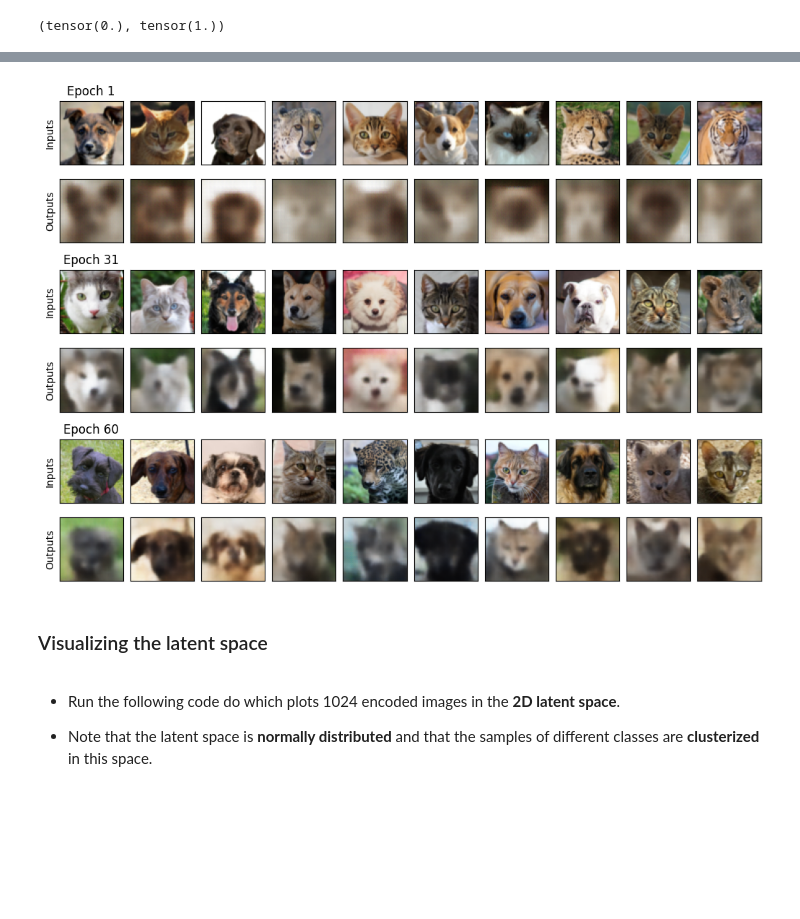
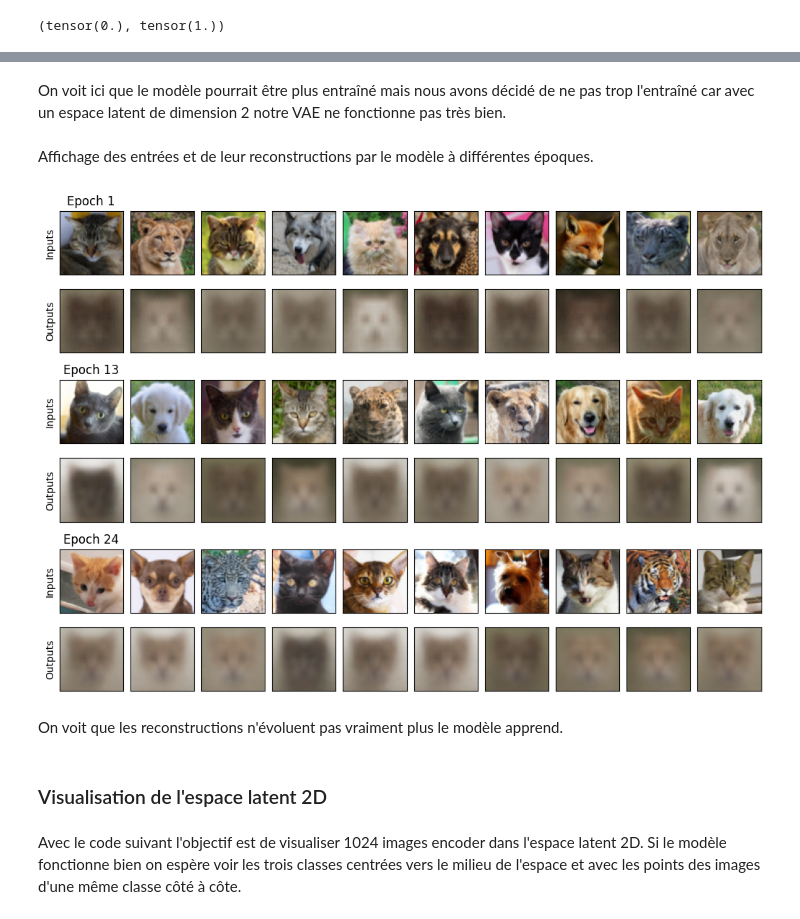
Before and after one commit to Raf-Prlt/NeuralNetwork_Demange_Pr-ault, a Jupyter notebook: VAE_Preault_Rafael_Demange_Noe.ipynb, the cells around one changed output, grey strips where cells are left out. Cells and saved outputs as stored; diff of their text form; code cells hidden in the pictures; blank space fills up the shorter version.

```diff
--- a/VAE_Preault_Rafael_Demange_Noe.ipynb
+++ b/VAE_Preault_Rafael_Demange_Noe.ipynb
@@ -234,7 +393,7 @@ def loss_function(recon_x, x, mu, log_var):
 # %%
 # instanciation
-modelVAEd2 = VariationalAutoencoder_CNN(latent_dim=256)
+modelVAEd2 = VariationalAutoencoder_CNN(latent_dim=2)
 
 optimizer = torch.optim.Adam(modelVAEd2.parameters(),
                              lr=1e-3)
-                             #,weight_decay=1e-5)
+modelVAEd2.eval()
@@ -274,3 +422,3 @@ def training_VAE(model,  num_epochs=60):
 # %%
-outputs_l = training_VAE(modelVAEd2)
+outputs_l = training_VAE(modelVAEd2,  num_epochs=24)
 # %% [output]
@@ -319,49 +436,18 @@ plot_training_loss(outputs_l, y_label="BCE + KL loss", filename="figures/VAE_lin
-# %%
-def plot_training_samples(outputs_l, filename="", num_epochs=60):
-    "plot inputs and reconstructed inputs during training"
-
-    fig, axs = plt.subplots(6, 10,
-                            figsize=(10, 7),
-                            layout="constrained",
-                            gridspec_kw={'wspace': 0.1, 'hspace': 0.1})
-
-    for i, k in enumerate([0, num_epochs//2, num_epochs-1]):
-
-        inputs = outputs_l[k][1].detach()#.numpy()
-        outputs = outputs_l[k][2].detach()#.numpy()
-
-        axs[2*i, 0].set_title(f"Epoch {k+1}")
-        axs[2*i, 0].set_ylabel("Inputs")
-
-        for j, item in enumerate(inputs):
-
-            if j >= 10: break
-            #item = item.reshape(-1,noc, image_size,image_size) # for Autoencoder_Linear
-            axs[2*i, j].imshow(item.squeeze().permute(1,2,0))
-            axs[2*i, j].set_xticks([])
-            axs[2*i, j].set_yticks([])
-
-        axs[2*i + 1, 0].set_ylabel("Outputs")
-        for j, item in enumerate(outputs):
-
-            if j >= 10: break
-            #item = item.reshape(-1,noc, image_size,image_size) # for Autoencoder_Linear
-            axs[2*i + 1, j].imshow(item.squeeze().permute(1,2,0))
-            axs[2*i + 1, j].set_xticks([])
-            axs[2*i + 1, j].set_yticks([])
-
-    fig.savefig(filename, format="pdf", bbox_inches="tight")
-    #plt.show()
+# %% [markdown]
+On voit ici que le modèle pourrait être plus entraîné mais nous avons décidé de ne pas trop l'entraîné car avec un espace latent de dimension 2 notre VAE ne fonctionne pas très bien.
+# %% [markdown]
+Affichage des entrées et de leur reconstructions par le modèle à différentes époques.
 # %%
-plot_training_samples(outputs_l, filename="figures/VAE_linear_d2_101_BCEKL.pdf")
+plot_training_samples(outputs_l, filename="figures/VAE_linear_d2_101_BCEKL.pdf", num_epochs=24)
 # %% [output]
-[figure, old version]
+[figure, new version]
+# %% [markdown]
+On voit que les reconstructions n'évoluent pas vraiment plus le modèle apprend.
 # %% [markdown]
-### Visualizing the latent space
+### Visualisation de l'espace latent 2D
 # %% [markdown]
-- Run the following code do which plots 1024 encoded images in the **2D latent space**.
-
-- Note that the latent space is **normally distributed** and that the samples of different classes are **clusterized** in this space.
+Avec le code suivant l'objectif est de visualiser 1024 images encoder dans l'espace latent 2D.
+Si le modèle fonctionne bien on espère voir les trois classes centrées vers le milieu de l'espace et avec les points des images d'une même classe côté à côte.
 # %%
 def visualize_2d_latent_space(model, filename):
 
```
Also changed, not shown: parts of 83 cells of this notebook, 19 other files.
